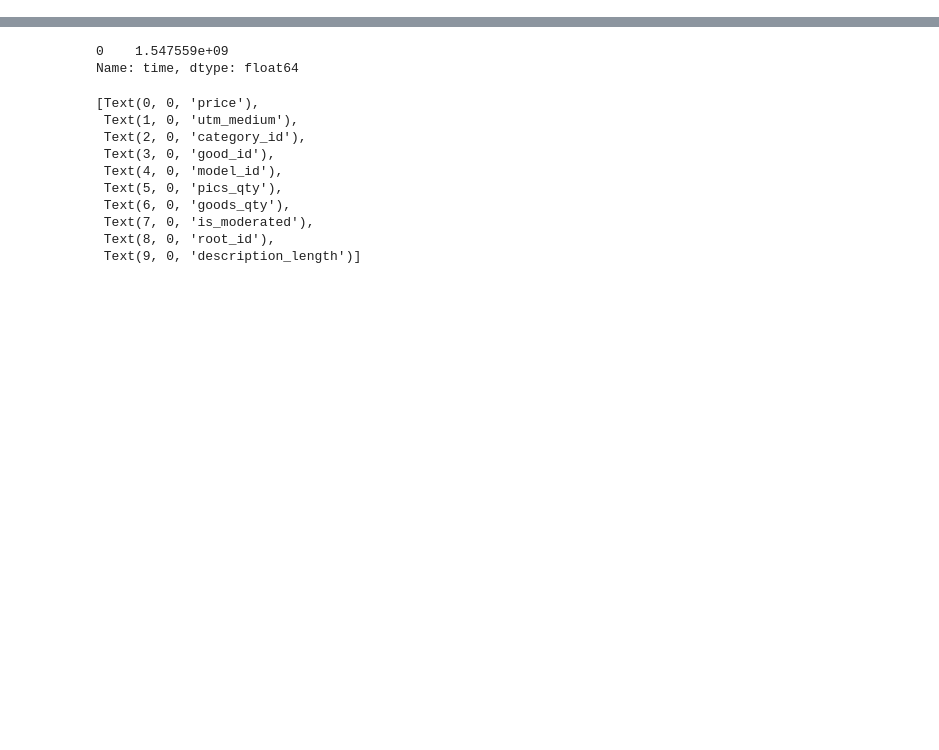
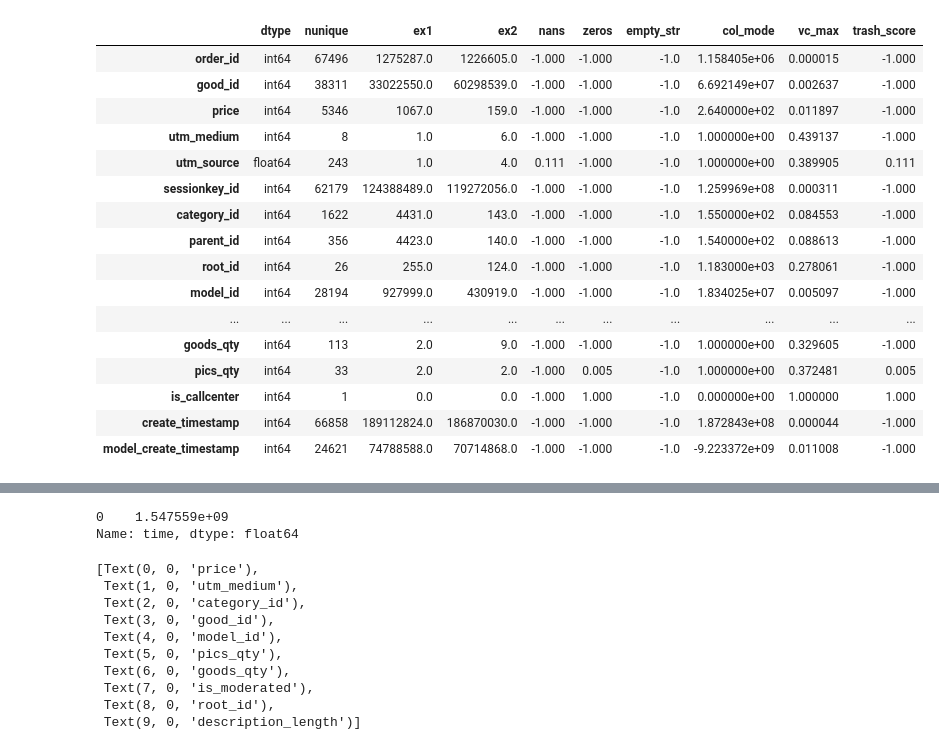
Before and after one commit to Nesterov-BA/aimasters, a Jupyter notebook: 1sem/ML1/homeworks/hw4/hw4.ipynb, the cells around one changed output, grey strips where cells are left out. Saved outputs shown, nothing was run; the diff lists cells and outputs as text; code cells hidden in the pictures; blank space fills up the shorter version.

```diff
--- a/1sem/ML1/homeworks/hw4/hw4.ipynb
+++ b/1sem/ML1/homeworks/hw4/hw4.ipynb
@@ -21,6 +21,16 @@ storage = optuna.storages.RDBStorage("sqlite:///optuna.db")
 data = pd.read_csv('aim-2025-callcenter/train.csv')
 session_data = pd.read_csv('aim-2025-callcenter/t1_webstat.csv')
 ans_data = pd.read_csv('aim-2025-callcenter/test.csv')
+# %%
+data['create_timestamp'] = pd.to_datetime(data['create_time']).astype('int64') // 10**9
+data['model_create_timestamp'] = pd.to_datetime(data['model_create_time']).astype('int64') // 10**9
+data = data.drop('create_time', axis=1)
+data = data.drop('model_create_time', axis=1)
+session_data['date_timestamp'] = pd.to_datetime(session_data['date_time']).astype('int64') // 10**9
+session_data = session_data.drop('date_time', axis=1)
+# %%
+called = data[data['is_callcenter']==1]
+not_called = data[data['is_callcenter']==0]
 # %%
 train, test = get_split(data)
 # %%
@@ -42,0 +68,20 @@ Index(['create_time', 'good_id', 'price', 'utm_medium', 'utm_source',
+# %%
+get_df_info_mine(not_called)
+# %% [output]
+|  | dtype | nunique | ex1 | ex2 | nans | zeros | empty_str | col_mode | vc_max | trash_score |
+| order_id | int64 | 67496 | 1275287.0 | 1226605.0 | -1.000 | -1.000 | -1.0 | 1.158405e+06 | 0.000015 | -1.000 |
+| good_id | int64 | 38311 | 33022550.0 | 60298539.0 | -1.000 | -1.000 | -1.0 | 6.692149e+07 | 0.002637 | -1.000 |
+| price | int64 | 5346 | 1067.0 | 159.0 | -1.000 | -1.000 | -1.0 | 2.640000e+02 | 0.011897 | -1.000 |
+| utm_medium | int64 | 8 | 1.0 | 6.0 | -1.000 | -1.000 | -1.0 | 1.000000e+00 | 0.439137 | -1.000 |
+| utm_source | float64 | 243 | 1.0 | 4.0 | 0.111 | -1.000 | -1.0 | 1.000000e+00 | 0.389905 | 0.111 |
+| sessionkey_id | int64 | 62179 | 124388489.0 | 119272056.0 | -1.000 | -1.000 | -1.0 | 1.259969e+08 | 0.000311 | -1.000 |
+| category_id | int64 | 1622 | 4431.0 | 143.0 | -1.000 | -1.000 | -1.0 | 1.550000e+02 | 0.084553 | -1.000 |
+| parent_id | int64 | 356 | 4423.0 | 140.0 | -1.000 | -1.000 | -1.0 | 1.540000e+02 | 0.088613 | -1.000 |
+| root_id | int64 | 26 | 255.0 | 124.0 | -1.000 | -1.000 | -1.0 | 1.183000e+03 | 0.278061 | -1.000 |
+| model_id | int64 | 28194 | 927999.0 | 430919.0 | -1.000 | -1.000 | -1.0 | 1.834025e+07 | 0.005097 | -1.000 |
+| ... | ... | ... | ... | ... | ... | ... | ... | ... | ... | ... |
+| goods_qty | int64 | 113 | 2.0 | 9.0 | -1.000 | -1.000 | -1.0 | 1.000000e+00 | 0.329605 | -1.000 |
+| pics_qty | int64 | 33 | 2.0 | 2.0 | -1.000 | 0.005 | -1.0 | 1.000000e+00 | 0.372481 | 0.005 |
+| is_callcenter | int64 | 1 | 0.0 | 0.0 | -1.000 | 1.000 | -1.0 | 0.000000e+00 | 1.000000 | 1.000 |
+| create_timestamp | int64 | 66858 | 189112824.0 | 186870030.0 | -1.000 | -1.000 | -1.0 | 1.872843e+08 | 0.000044 | -1.000 |
+| model_create_timestamp | int64 | 24621 | 74788588.0 | 70714868.0 | -1.000 | -1.000 | -1.0 | -9.223372e+09 | 0.011008 | -1.000 |
```
Also changed, not shown: parts of 12 cells of this notebook, 6 other files.
